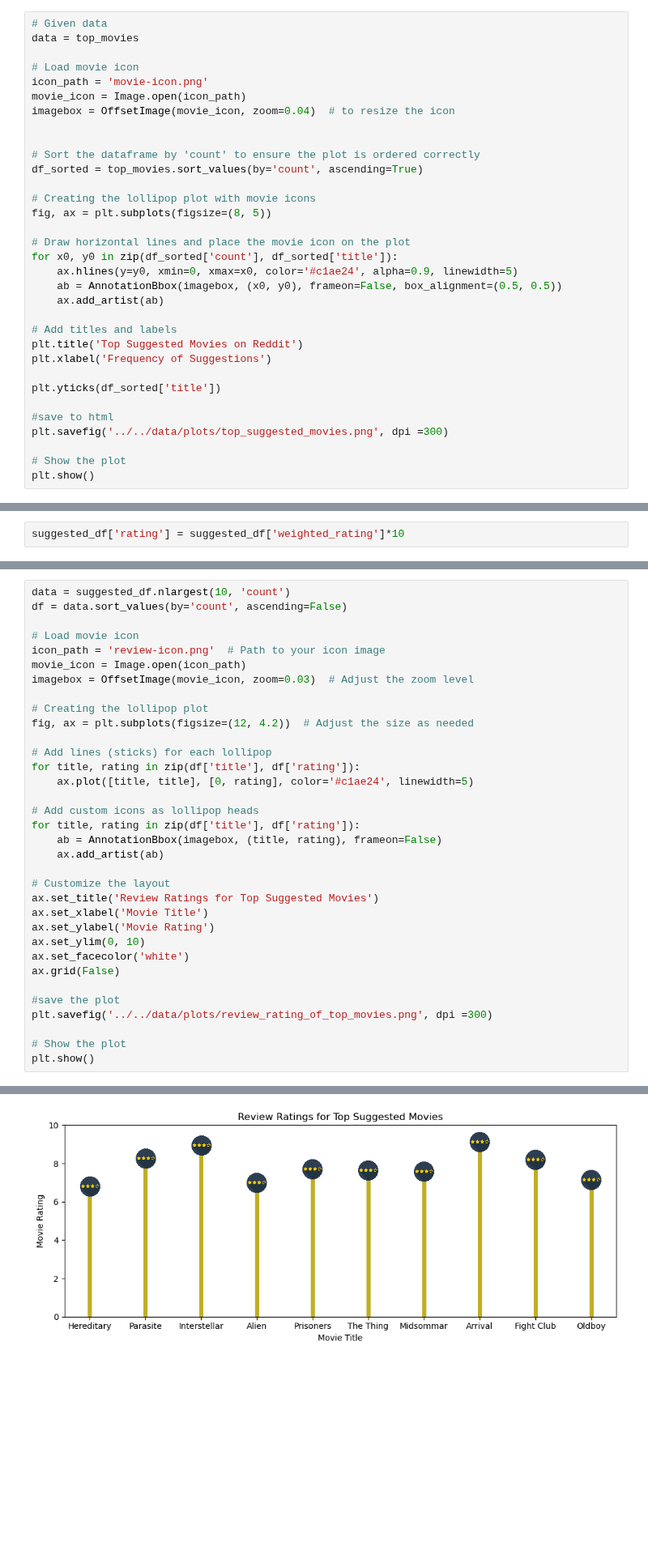
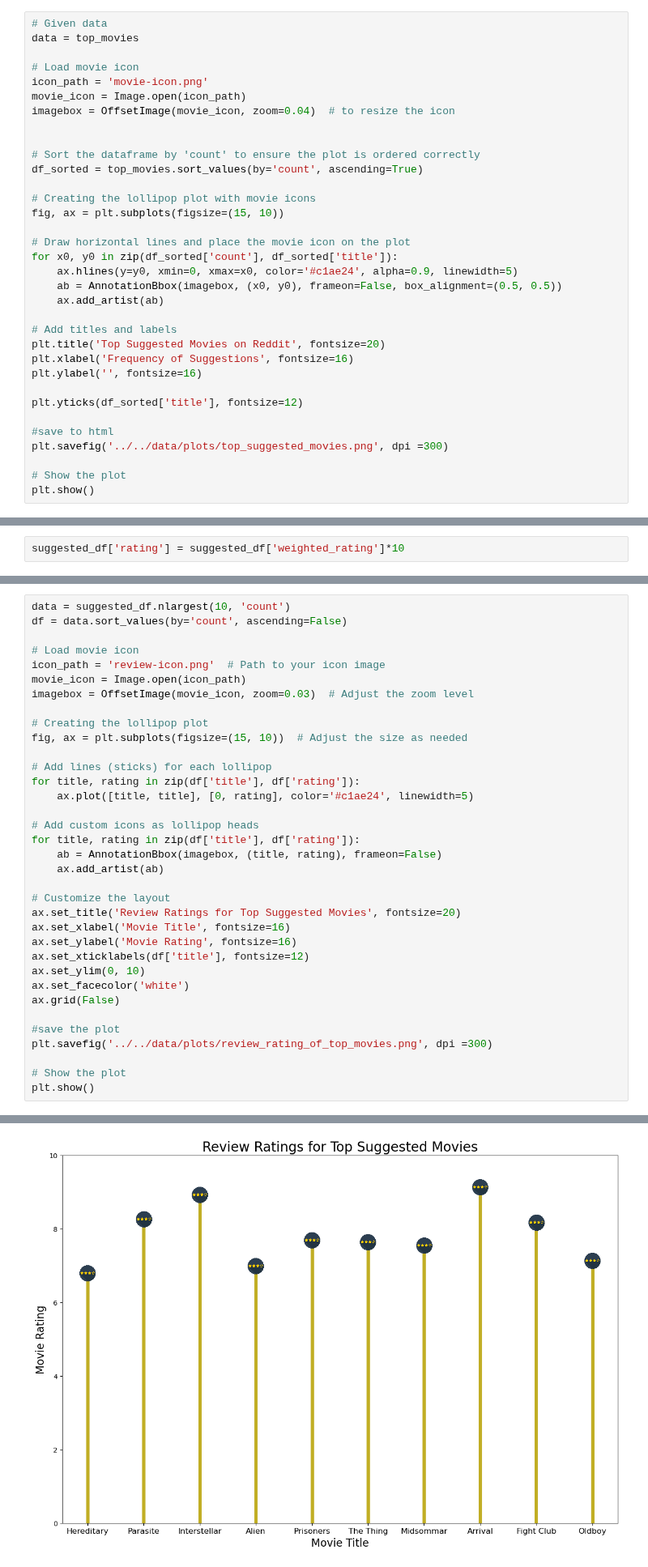
Before and after one commit to Sangeetha-238/BigData_Reddit_Analysis, a Jupyter notebook: code/nlp/visualizations.ipynb, the cells around one changed output, grey strips where cells are left out. Shown at 81% size. Drawn from its saved outputs; the diff is of its cells as text; blank space fills up the shorter version.

```diff
--- a/code/nlp/visualizations.ipynb
+++ b/code/nlp/visualizations.ipynb
@@ -232,7 +232,7 @@ imagebox = OffsetImage(movie_icon, zoom=0.04)  # to resize the icon
 df_sorted = top_movies.sort_values(by='count', ascending=True)
 
 # Creating the lollipop plot with movie icons
-fig, ax = plt.subplots(figsize=(8, 5))
+fig, ax = plt.subplots(figsize=(15, 10))
 
 # Draw horizontal lines and place the movie icon on the plot
 for x0, y0 in zip(df_sorted['count'], df_sorted['title']):
@@ -241,10 +241,11 @@ for x0, y0 in zip(df_sorted['count'], df_sorted['title']):
     ax.add_artist(ab)
 
 # Add titles and labels
-plt.title('Top Suggested Movies on Reddit')
-plt.xlabel('Frequency of Suggestions')
+plt.title('Top Suggested Movies on Reddit', fontsize=20)
+plt.xlabel('Frequency of Suggestions', fontsize=16)
+plt.ylabel('', fontsize=16)
 
-plt.yticks(df_sorted['title'])
+plt.yticks(df_sorted['title'], fontsize=12)
 
 #save to html
 plt.savefig('../../data/plots/top_suggested_movies.png', dpi =300)
@@ -400,7 +401,7 @@ movie_icon = Image.open(icon_path)
 imagebox = OffsetImage(movie_icon, zoom=0.03)  # Adjust the zoom level
 
 # Creating the lollipop plot
-fig, ax = plt.subplots(figsize=(12, 4.2))  # Adjust the size as needed
+fig, ax = plt.subplots(figsize=(15, 10))  # Adjust the size as needed
 
 # Add lines (sticks) for each lollipop
 for title, rating in zip(df['title'], df['rating']):
@@ -412,9 +413,10 @@ for title, rating in zip(df['title'], df['rating']):
     ax.add_artist(ab)
 
 # Customize the layout
-ax.set_title('Review Ratings for Top Suggested Movies')
-ax.set_xlabel('Movie Title')
-ax.set_ylabel('Movie Rating')
+ax.set_title('Review Ratings for Top Suggested Movies', fontsize=20)
+ax.set_xlabel('Movie Title', fontsize=16)
+ax.set_ylabel('Movie Rating', fontsize=16)
+ax.set_xticklabels(df['title'], fontsize=12)
 ax.set_ylim(0, 10)
 ax.set_facecolor('white')
 ax.grid(False)
@@ -428 +431 @@ plt.show()
-[figure, old version]
+[figure, new version]
```
Also changed, not shown: parts of 4 cells of this notebook, 30 other files.
